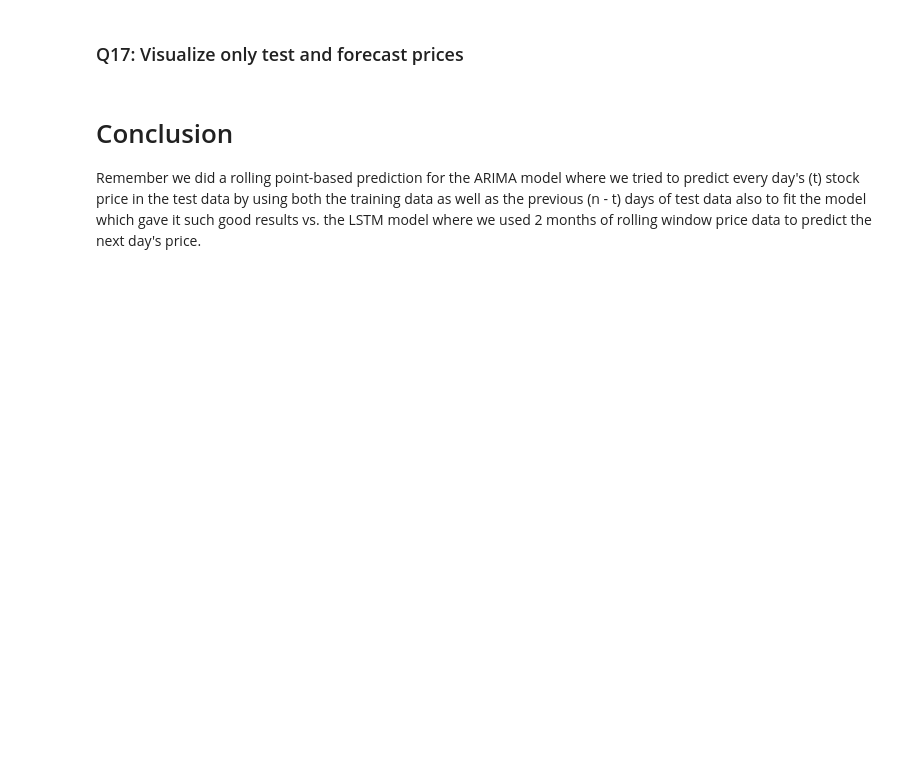
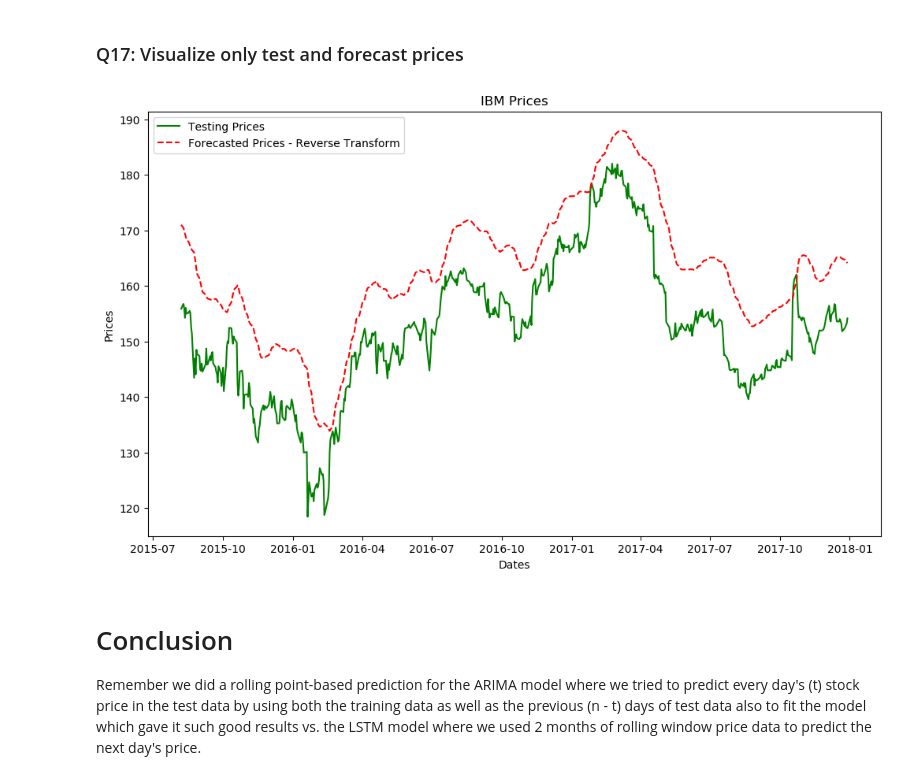
Before and after one commit to lfunderburk/mec-mini-projects, a Jupyter notebook: mec-18.5.1-time-series-analysis-mini-project/Mini_Project_Time_Series_Forecasting.ipynb, the cells around one changed output. Drawn from its saved outputs; the diff is of its cells as text; code cells hidden in the pictures; blank space fills up the shorter version.

```diff
--- a/mec-18.5.1-time-series-analysis-mini-project/Mini_Project_Time_Series_Forecasting.ipynb
+++ b/mec-18.5.1-time-series-analysis-mini-project/Mini_Project_Time_Series_Forecasting.ipynb
@@ -531,7 +550,7 @@ This is done to ensure that the gradient descent is sooner when learning a deep
 # %%
 sc = MinMaxScaler(feature_range=(0,1))
 # START_CODE_HERE
-training_set_scaled = <YOUR CODE HERE>
+training_set_scaled = sc.fit_transform(train_series.values.reshape(-1,1))
 # END_CODE_HERE
 # %%
 training_set_scaled.shape
@@ -600,12 +625,12 @@ regressor.add(LSTM(units=64, return_sequences=True, input_shape=(X_train.shape[1
 regressor.add(Dropout(0.2))
 
 # Second LSTM layer
-<YOUR CODE HERE>
+regressor.add(LSTM(units=64))
 
 # The output layer
-<YOUR CODE HERE>
+regressor.add(Dense(1))
 
 # Compiling the RNN - optimizer(rmsprop)and loss(mean squared error)
-<YOUR CODE HERE>
+regressor.compile(optimizer='rmsprop', loss='mse')
 
 regressor.summary()
@@ -635,6 +701,6 @@ test_series.shape
 
 Hint: Check pandas __`concat()`__
 # %%
-new_test_series =  <YOUR CODE HERE>
+new_test_series =  pd.concat([train_series.tail(60), test_series], axis=0)
 print(new_test_series.shape)
 assert new_test_series.shape == (664,), ("Oops! There is a data dimension mismatch error. Hint: Use pandas concat with the right axis parameter")
@@ -647,3 +713,5 @@ test_set_scaled = <YOUR CODE HERE>
+# %%
+test_set_scaled = sc.transform(new_test_series.values.reshape(-1,1))
 # %% [markdown]
 ### Prepare Test dataset Windows of 60  days each
 # %%
@@ -687,5 +765,15 @@ plt.legend();
 # %% [markdown]
 ### Q17: Visualize only test and forecast prices
+# %%
+plt.figure(figsize=(12,7))
+plt.title('IBM Prices')
+plt.xlabel('Dates')
+plt.ylabel('Prices')
+plt.plot(test_series, color='green', label='Testing Prices')
+plt.plot(predicted_stock_price_revtrans_series, color='red', linestyle='--', label='Forecasted Prices - Reverse Transform')
+plt.legend();
+# %% [output]
+[figure, added]
 # %% [markdown]
 # Conclusion
 
```
Also changed, not shown: parts of 17 cells of this notebook.
